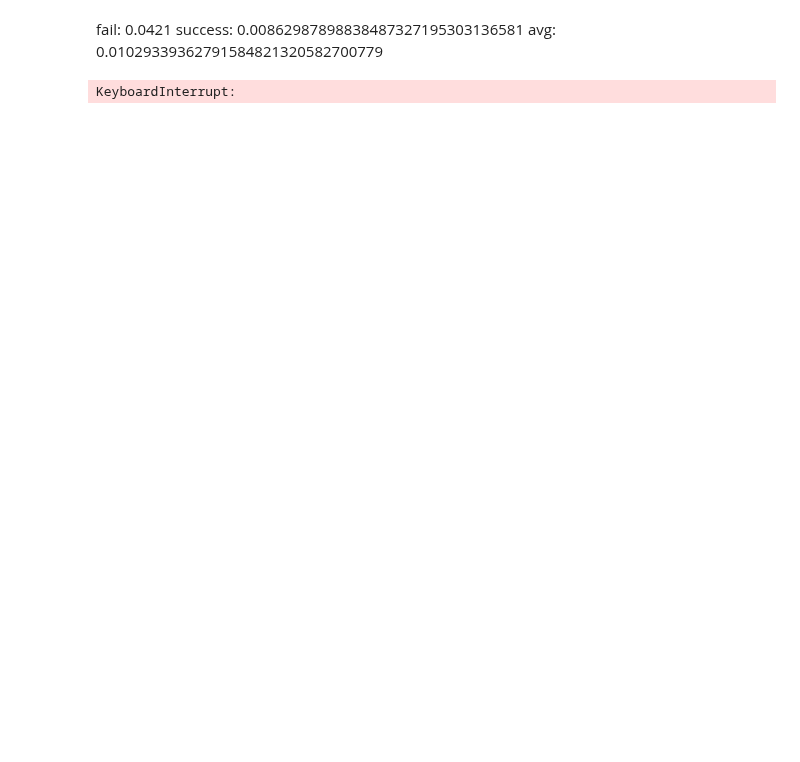
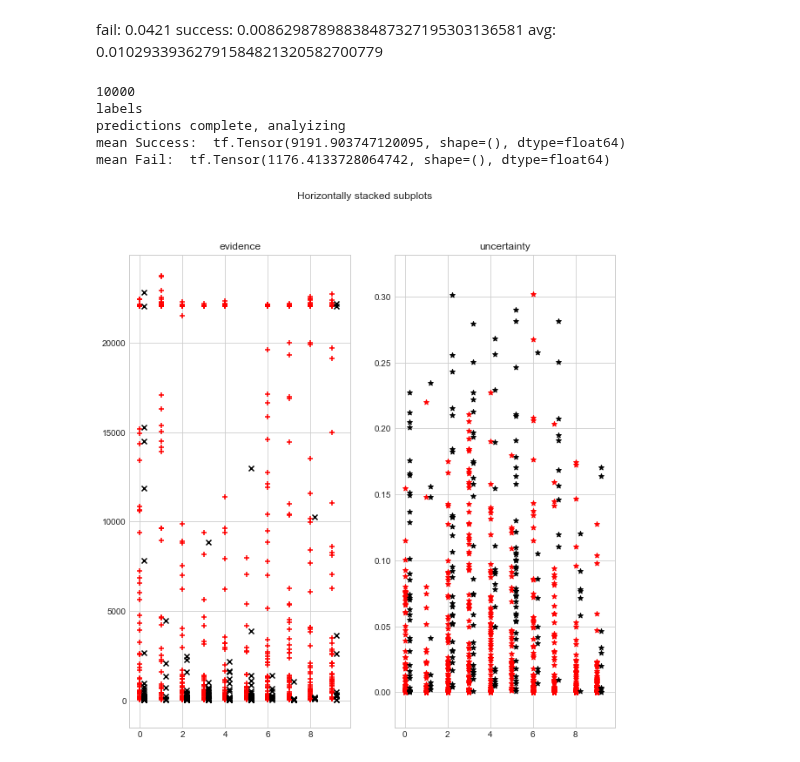
Before and after one commit to SanityLacking/BrevisNet, a Jupyter notebook: notebooks/Uncertainty version 2.ipynb, the cells around one changed output. Cells and saved outputs as stored; diff of their text form; code cells hidden in the pictures; blank space fills up the shorter version.

Commit message:
update to trials for notebooks

```diff
--- a/notebooks/Uncertainty version 2.ipynb
+++ b/notebooks/Uncertainty version 2.ipynb
@@ -316,7 +318,7 @@ def LeNet_softmax2(lmb=0.005):
     targets = keras.Input(shape=(10,),name="targets")
     x = keras.layers.Conv2D(filters=96, kernel_size=(11,11), strides=(4,4), activation='relu', input_shape=(227,227,3))(inputs)
     x = keras.layers.BatchNormalization()(x)
-    x = keras.layers.MaxPool2D(pool_size=(3,3), strides=(2,2))(x)
+    x = keras.layers.MaxPool2D(pool_size=(3,3), strides=(2,2),name="branchPoint1")(x)
     x = keras.layers.Conv2D(filters=256, kernel_size=(5,5), strides=(1,1), activation='relu', padding="same")(x)
     x = keras.layers.BatchNormalization()(x)
     x = keras.layers.MaxPool2D(pool_size=(3,3), strides=(2,2))(x)
@@ -337,7 +339,6 @@ def LeNet_softmax2(lmb=0.005):
 
     # model = keras.Model(inputs=inputs, outputs=[x,branchLayer,branchLayer2], name="alexnet")
     model = keras.Model(inputs=[inputs,targets], outputs=[x], name="alexnet")
-    EMSE_loss = loss_function2()
     model.compile(  optimizer=tf.optimizers.SGD(lr=0.001,momentum=0.9), metrics=['accuracy'],run_eagerly=True)
 #     model.summary()
     return model
@@ -345,10 +395,42 @@ model = LeNet_softmax2()
+# %%
+from branchingdnn.branches import branch
+
+# new_model = branch.add_distil(model,["branchPoint1"],[notebook_Branch],exact=True)
+new_model = branch.add_distil(x,["max_pooling2d"],[notebook_Branch],exact=True)
+#so to self distil, I have to pipe the loss from the main exit back to the branches.
+# funcModel.summary()
+# funcModel.save("models/{}".format(saveName))
+transfer = True
+if transfer:
+    for i in range(len(new_model.layers)):
+        print(new_model.layers[i].name)
+        if "branch" in new_model.layers[i].name:
+            print("setting branch layer training to true")
+            new_model.layers[i].trainable = True
+        else:
+            print("setting main layer training to false")
+            new_model.layers[i].trainable = False
+else:
+    for i in range(len(new_model.layers)):
+        print(new_model.layers[i].name)
+        new_model.layers[i].trainable = True
+        print("setting layer training to True")
+
+print(new_model.outputs)
+# %%
+loss_fn =loss_function()
+losses = {"dense_2 ":"categorical_crossentropy",
+            "branch_output_6":loss_fn
+            }
+
+model.compile(loss = loss_fn, optimizer=tf.optimizers.SGD(lr=0.001,momentum=0.9), metrics=['accuracy'],run_eagerly=True)
 # %%
 model.fit(train_ds,
-          epochs=3,
+          epochs=10,
           validation_data=validation_ds,
           validation_freq=1)
 
 
 
-model.evaluate(test_ds)
+# new_model.evaluate(test_ds)
 # %% [output]
@@ -358,7 +466,3 @@ KeyboardInterrupt:
 fail: 0.0421
 success: 0.00862987898838487327195303136581
 avg: 0.01029339362791584821320582700779
-# %%
-model.evaluate(test_ds)
-# %% [output]
-KeyboardInterrupt:
@@ -364,0 +631,9 @@ KeyboardInterrupt:
+# %%
+results = GetResultsCSV_evidence(model,(train_ds, test_ds, validation_ds),suffix="new_model", validation=True)
+# %% [output]
+10000
+labels
+predictions complete, analyizing
+mean Success:  tf.Tensor(9191.903747120095, shape=(), dtype=float64)
+mean Fail:  tf.Tensor(1176.4133728064742, shape=(), dtype=float64)
+[figure, added]
```
Also changed, not shown: parts of 16 cells of this notebook, 9 other files.
